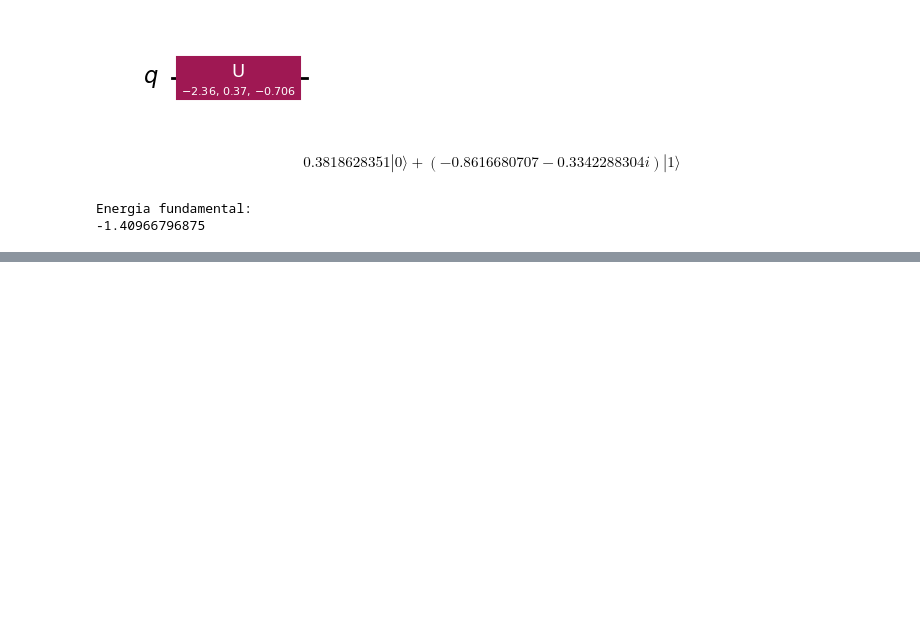
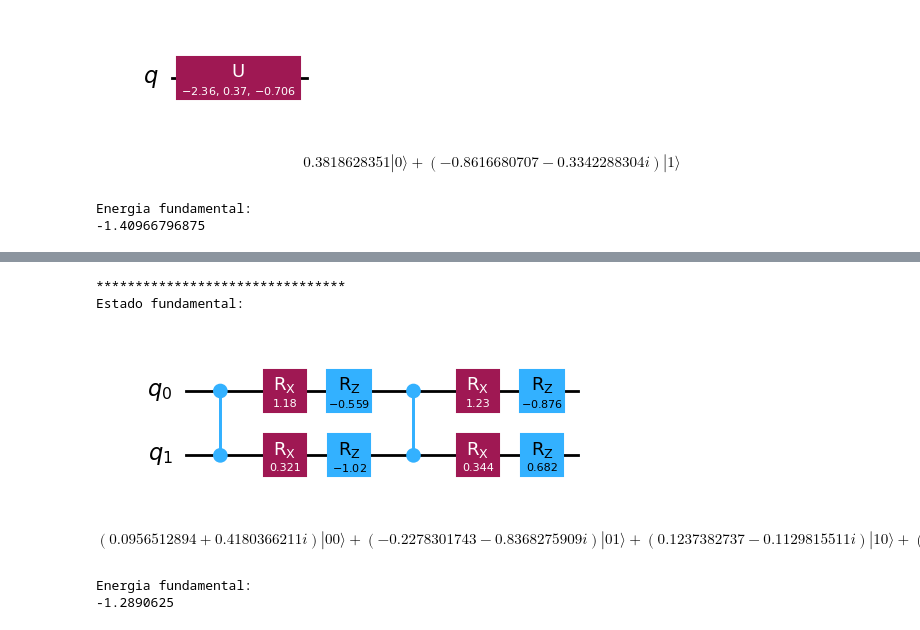
Before and after one commit to LucioFassarella/VQE, a Jupyter notebook: VQE_Hamiltoniano_01.ipynb, the cells around one changed output, grey strips where cells are left out. Drawn from its saved outputs; the diff is of its cells as text; code cells hidden in the pictures; blank space fills up the shorter version.

```diff
--- a/VQE_Hamiltoniano_01.ipynb
+++ b/VQE_Hamiltoniano_01.ipynb
@@ -590,0 +746,28 @@ Energia fundamental:
+# %%
+'''
+Impressão do estado fundamental
+'''
+print("********************************")
+
+from qiskit.quantum_info import Statevector
+
+print("Estado fundamental:")
+
+dict_parametros = {theta[k] : resultado.x[k] for k in range(8)}
+
+
+qc_estado_val = qc_estado.copy().assign_parameters(dict_parametros)
+display(qc_estado_val.draw('mpl'))
+
+vetorestado = Statevector.from_instruction(qc_estado_val)
+display(vetorestado.draw('latex'))
+
+print("Energia fundamental:")
+print(resultado.fun)
+# %% [output]
+********************************
+Estado fundamental:
+[figure, added]
+$$(0.0956512894 + 0.4180366211 i) |00\rangle+(-0.2278301743 - 0.8368275909 i) |01\rangle+(0.1237382737 - 0.1129815511 i) |10\rangle+(-0.1648243295 - 0.0930922028 i) |11\rangle$$
+Energia fundamental:
+-1.2890625
```
Also changed, not shown: parts of 4 cells of this notebook.
